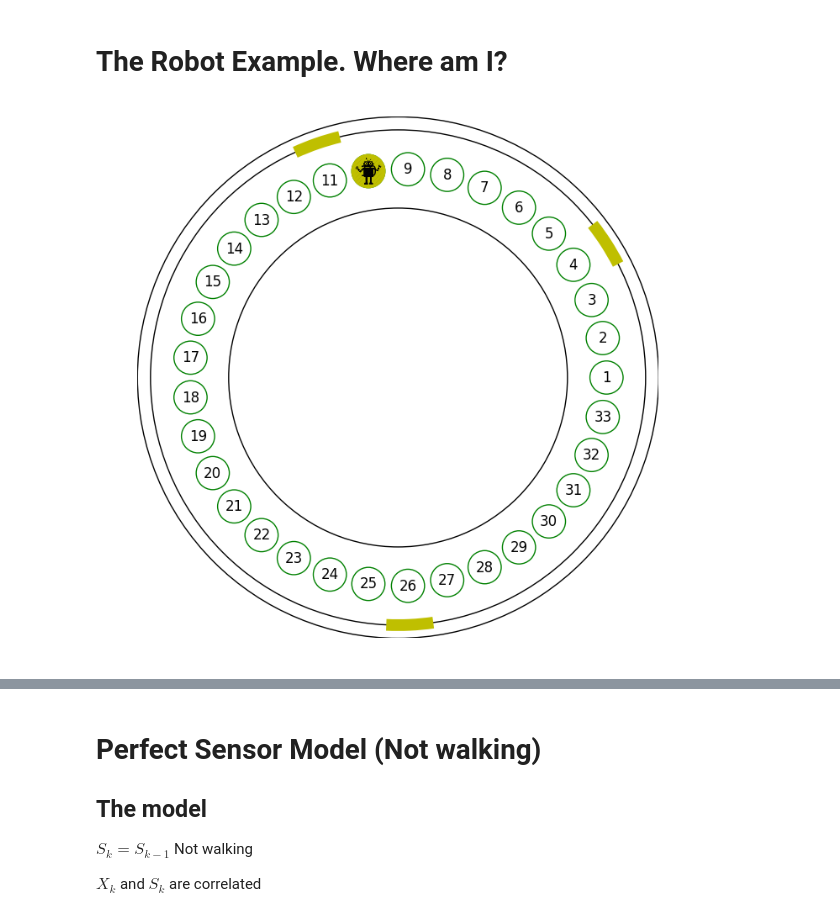
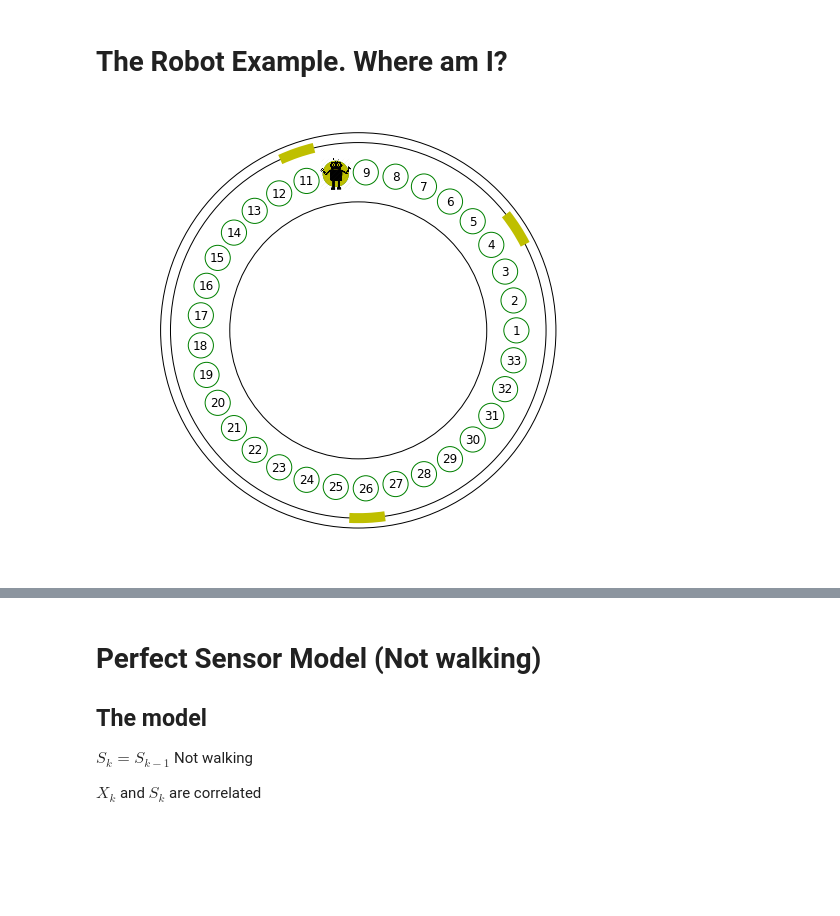
Before and after one commit to jganzabal/Kalman-as-Recursive-Bayesian-Estimation, a Jupyter notebook: 1_Histogram Filters.ipynb, the cells around one changed output, grey strips where cells are left out. Drawn from its saved outputs; the diff is of its cells as text; code cells hidden in the pictures; blank space fills up the shorter version.

```diff
--- a/1_Histogram Filters.ipynb
+++ b/1_Histogram Filters.ipynb
@@ -43,6 +51,6 @@ It is a type of Bayes filter that represents the belief as a histogram. It estim
 # %%
 doors = np.array([4, 11, 26])
 N = 33
-robot.plot_robot_room(loc = 10, N=N, doors = doors, figsize = )
+robot.plot_robot_room(loc = 10, N=N, doors = doors, figsize = (8,8))
 # %% [output]
-[figure, old version]
+[figure, new version]
```
Also changed, not shown: parts of 16 cells of this notebook, 2 other files.
